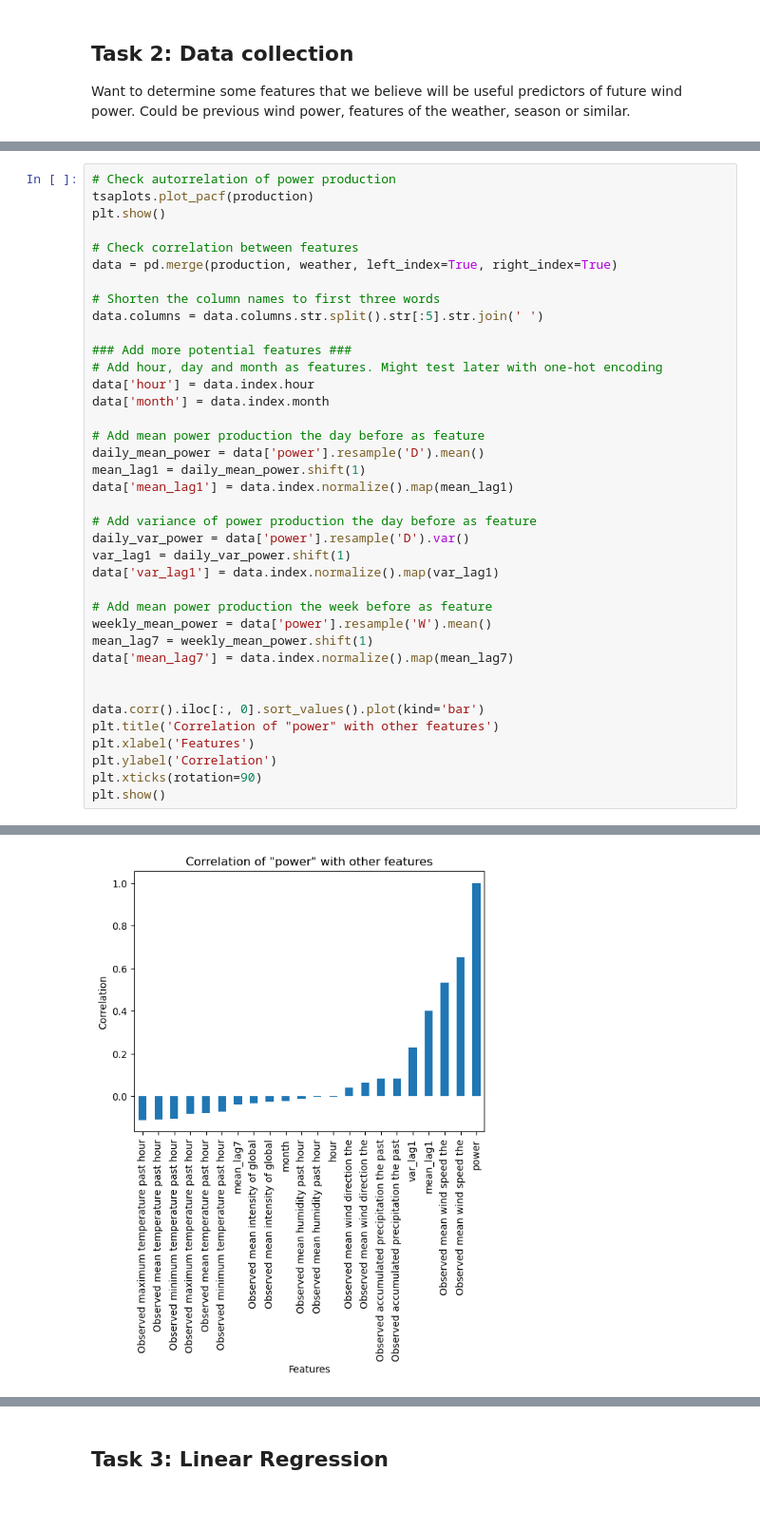
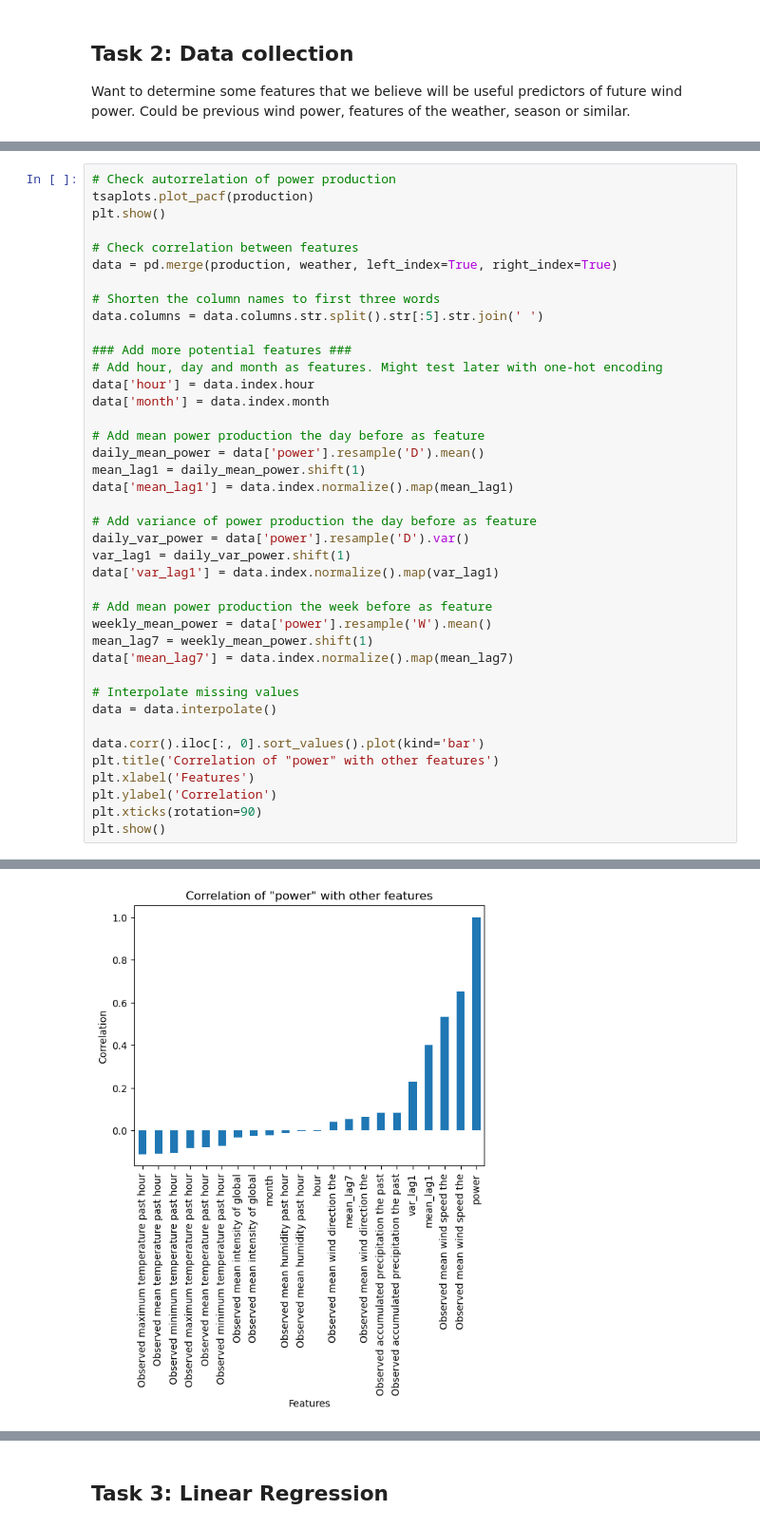
Before and after one commit to JacobSkaarup/46765_assignment1, a Jupyter notebook: main.ipynb, the cells around one changed output, grey strips where cells are left out. Shown at 95% size. Saved outputs shown, nothing was run; the diff lists cells and outputs as text.

```diff
--- a/main.ipynb
+++ b/main.ipynb
@@ -137,33 +136,35 @@ data.columns = data.columns.str.split().str[:5].str.join(' ')
 
 ### Add more potential features ###
 # Add hour, day and month as features. Might test later with one-hot encoding
 data['hour'] = data.index.hour
 data['month'] = data.index.month
 
 # Add mean power production the day before as feature
 daily_mean_power = data['power'].resample('D').mean()
 mean_lag1 = daily_mean_power.shift(1)
 data['mean_lag1'] = data.index.normalize().map(mean_lag1)
 
 # Add variance of power production the day before as feature
 daily_var_power = data['power'].resample('D').var()
 var_lag1 = daily_var_power.shift(1)
 data['var_lag1'] = data.index.normalize().map(var_lag1)
 
 # Add mean power production the week before as feature
 weekly_mean_power = data['power'].resample('W').mean()
 mean_lag7 = weekly_mean_power.shift(1)
 data['mean_lag7'] = data.index.normalize().map(mean_lag7)
 
+# Interpolate missing values
+data = data.interpolate()
 
 data.corr().iloc[:, 0].sort_values().plot(kind='bar')
 plt.title('Correlation of "power" with other features')
 plt.xlabel('Features')
 plt.ylabel('Correlation')
 plt.xticks(rotation=90)
 plt.show()
 # %% [output]
 [figure]
-[figure, old version]
+[figure, new version]
 # %%
 # Drop rows with missing values
```
Also changed, not shown: parts of 6 cells of this notebook.
